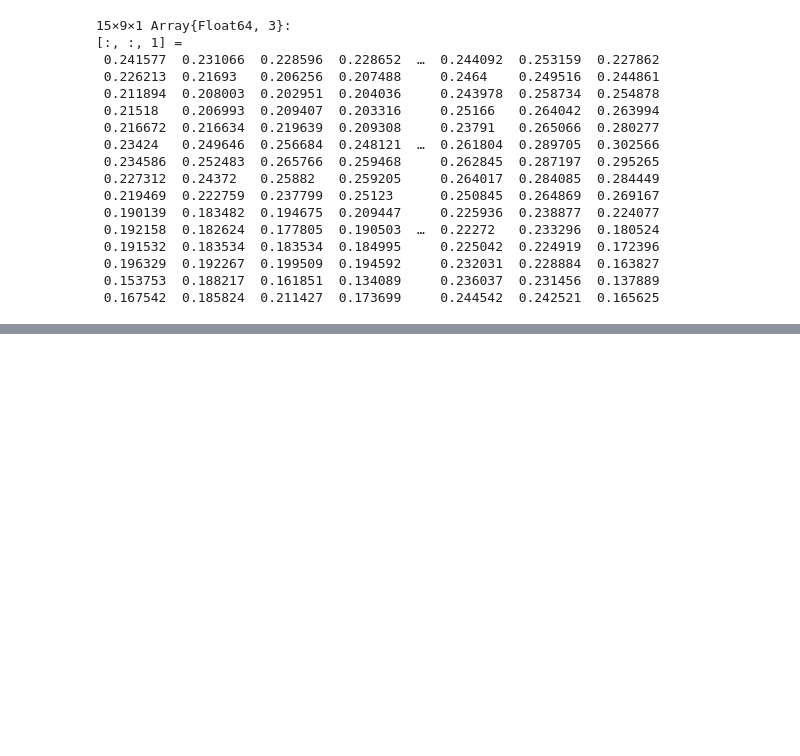
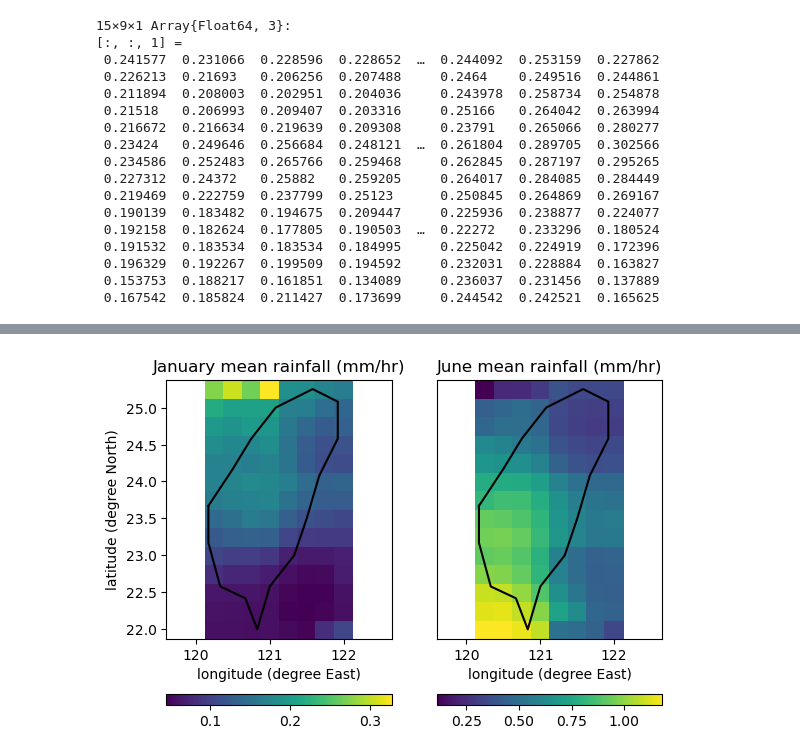
Before and after one commit to ja754969/Julia-Programming, a Jupyter notebook: Homework/final-term-project_TsengYuHao.ipynb, the cells around one changed output, grey strips where cells are left out. Cells and saved outputs as stored; diff of their text form; code cells hidden in the pictures; blank space fills up the shorter version.

```diff
--- a/Homework/final-term-project_TsengYuHao.ipynb
+++ b/Homework/final-term-project_TsengYuHao.ipynb
@@ -109,0 +122,3 @@ PyObject Text(0.5, 1.0, 'Longterm time-series of Taiwan rainfall')
+# %%
+index_Jan = findall(mon .== 1)
+rain_Jan = rain[:,:,index_Jan]
@@ -109,0 +143,3 @@ PyObject Text(0.5, 1.0, 'Longterm time-series of Taiwan rainfall')
+# %%
+index_Jun = findall(mon .== 6)
+rain_Jun = rain[:,:,index_Jun]
@@ -109,0 +164,34 @@ PyObject Text(0.5, 1.0, 'Longterm time-series of Taiwan rainfall')
+# %%
+##
+rain_Jan_mean = mean(rain_Jan[:,:,1],dims = 3)
+rain_Jun_mean = mean(rain_Jun[:,:,1],dims = 3)
+##
+rain_max = findmax([rain_Jan_mean;rain_Jun_mean])
+rain_min = findmin([rain_Jan_mean;rain_Jun_mean])
+##
+figure()
+subplot(1,2,1)
+# pcolor(xi,yi,rain_Jan_mean[:,:,1],vmin = rain_min[1], vmax = rain_max[1])
+pcolor(xi,yi,rain_Jan_mean[:,:,1])
+plot(xlon_Taiwan_coast,ylat_Taiwan_coast,"k-")
+# shading("flat")
+axis("equal")
+colorbar(orientation="horizontal")
+xlabel("longitude (degree East)")
+ylabel("latitude (degree North)")
+title("January mean rainfall (mm/hr)")
+subplot(1,2,2)
+# pcolor(xi,yi,rain_Jun_mean[:,:,1],vmin = rain_min[1], vmax = rain_max[1])
+pcolor(xi,yi,rain_Jun_mean[:,:,1])
+plot(xlon_Taiwan_coast,ylat_Taiwan_coast,"k-")
+# shading("flat")
+axis("equal")
+colorbar(orientation="horizontal")
+tick_params("y",colors = "r",direction = "in")
+yticks([])
+xlabel("longitude (degree East)")
+# ylabel("latitude (degree North)")
+title("June mean rainfall (mm/hr)")
+savefig("./image/spatial_distribution_of_Taiwan_rainfall_in_January_June.png",format = "png")
+# %% [output]
+[figure, added]
```
Also changed, not shown: parts of 14 cells of this notebook, 10 other files.
